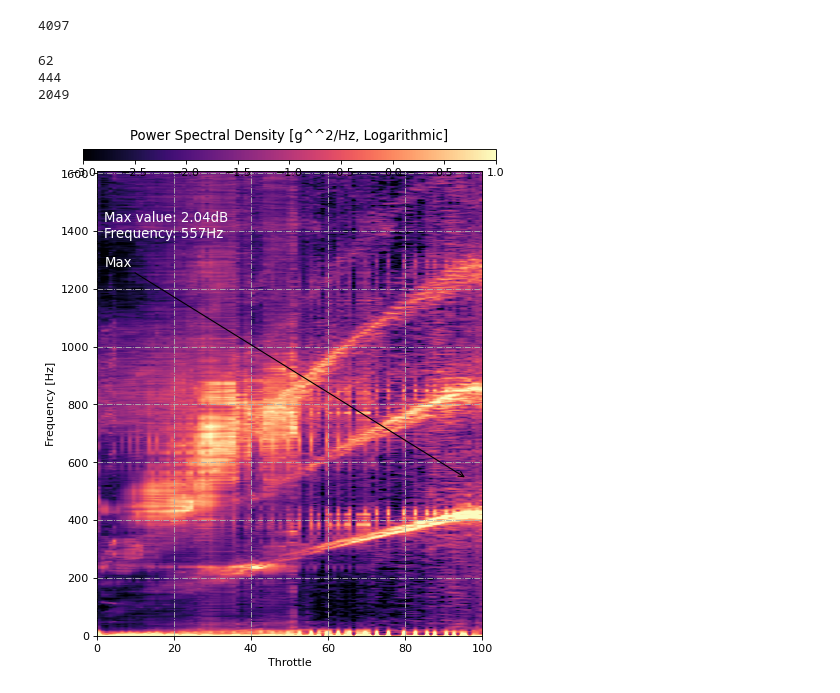
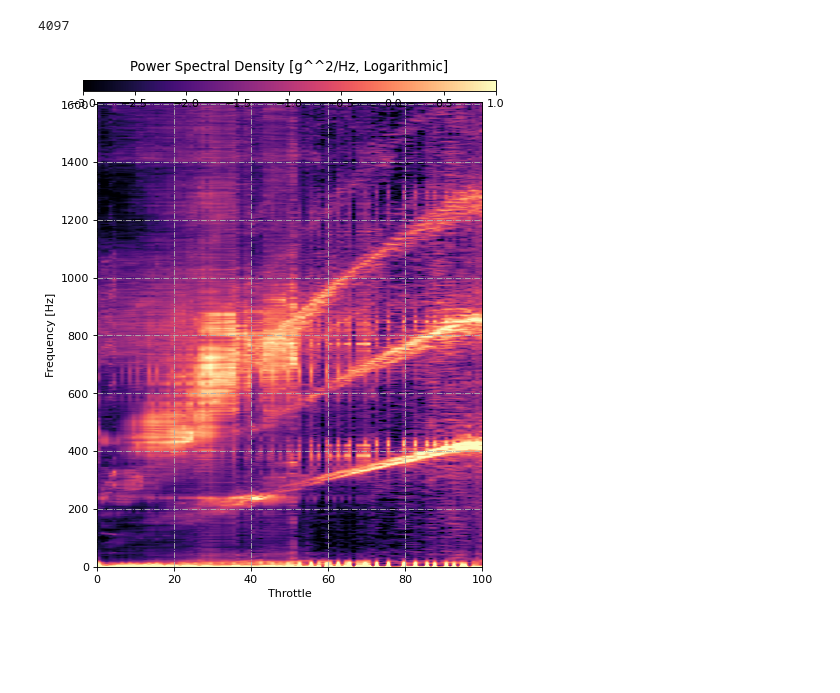
Before and after one commit to DusKing1/PID-Evaluator, a Jupyter notebook: src/psd.ipynb, the cells around one changed output. Cells and saved outputs as stored; diff of their text form; code cells hidden in the pictures; blank space fills up the shorter version.

Commit message:
disable the annotate

```diff
--- a/src/psd.ipynb
+++ b/src/psd.ipynb
@@ -109,46 +109,42 @@ for i in range(100):
 # %%
 thr_psd_log = np.zeros((100, int(buffer_size/2)+1), dtype=np.float64)
 thr_psd_log = np.log10(thr_psd)
-maxdb = np.zeros(100, dtype=np.float64)
-mindb = np.zeros(100, dtype=np.float64)
-hz = np.zeros(100, dtype=np.int32)
-j=0
-for i in range(0,99,1):
-    maxdb[j] = max(thr_psd_log[i,100:])
-    hz[j] = np.argmax(thr_psd_log[i,100:])
-    j += 1
-k=0
-for i in range(0,99,1):
-    mindb[k] = min(thr_psd_log[i,50:])
-    k += 1
-print(np.argmax(hz))
-print(hz[np.argmax(maxdb)])
-print(len(thr_psd_log[1,]))
+# maxdb = np.zeros(100, dtype=np.float64)
+# mindb = np.zeros(100, dtype=np.float64)
+# hz = np.zeros(100, dtype=np.int32)
+# j=0
+# for i in range(0,99,1):
+#     maxdb[j] = max(thr_psd_log[i,100:])
+#     hz[j] = np.argmax(thr_psd_log[i,100:])
+#     j += 1
+# k=0
+# for i in range(0,99,1):
+#     mindb[k] = min(thr_psd_log[i,50:])
+#     k += 1
+# print(np.argmax(hz))
+# print(hz[np.argmax(maxdb)])
+# print(len(thr_psd_log[1,]))
-# %% [output]
-62
-444
-2049
 # %%
 plt.figure(figsize=(6, 7), dpi= 80)
 plt.imshow(thr_psd_log.T, cmap='magma', vmin=-3, vmax=1, aspect=0.075, interpolation='kaiser', origin='lower', extent=[0, 100, 0, nyquist_freq])
 
 plt.grid(True,linestyle='-.')
 
 plt.xlabel('Throttle')
 plt.ylabel('Frequency [Hz]')
-plt.text(2,nyquist_freq-230,'Max value: %.2fdB \nFrequency: %dHz' %(max(maxdb),(1.025*(100+hz[np.argmax(maxdb)]))),c='w',size=12)
+# plt.text(2,nyquist_freq-230,'Max value: %.2fdB \nFrequency: %dHz' %(max(maxdb),(1.025*(100+hz[np.argmax(maxdb)]))),c='w',size=12)
 
 
 #text = (     'Max value: %f \nFrequency: %dHz' %(   max(maxdb) ,   (50+hz[np.argmax(maxdb)])   )     )
-plt.plot(np.argmax(maxdb), max(maxdb), 'g')
-plt.annotate('Max', c='w',size=12, xy=(np.argmax(maxdb), (100+hz[np.argmax(maxdb)])), xytext=(2, nyquist_freq-330), arrowprops=dict(arrowstyle='->'))
+# plt.plot(np.argmax(maxdb), max(maxdb), 'g')
+# plt.annotate('Max', c='w',size=12, xy=(np.argmax(maxdb), (100+hz[np.argmax(maxdb)])), xytext=(2, nyquist_freq-330), arrowprops=dict(arrowstyle='->'))
 
 plt.subplots_adjust(top=0.93, bottom=0.1, left=0.12, right=0.98, wspace=0.1, hspace=0)
 cax = plt.axes([0.12, 0.95, 0.86, 0.02])
 plt.colorbar(cax=cax, orientation='horizontal')
 plt.title('Power Spectral Density [g^^2/Hz, Logarithmic]', y=1.2)
 #position= plt.axes([0.125, 0.8, 0.775, 0.04])
 #plt.colorbar(cax=position,orientation='horizontal')
 plt.show()
 # %% [output]
-[figure, old version]
+[figure, new version]
```
